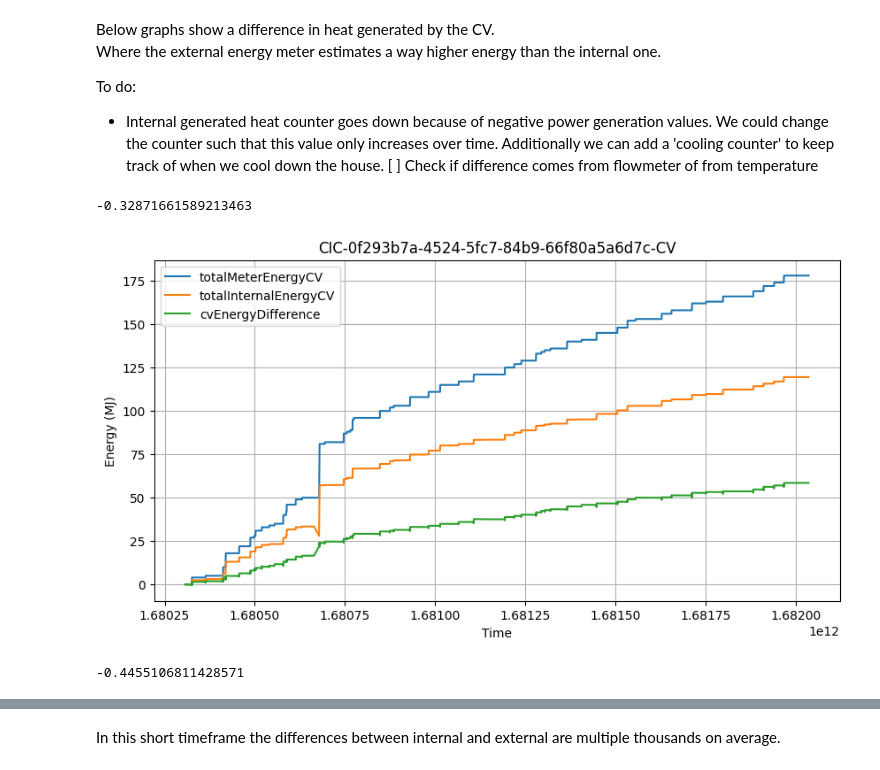
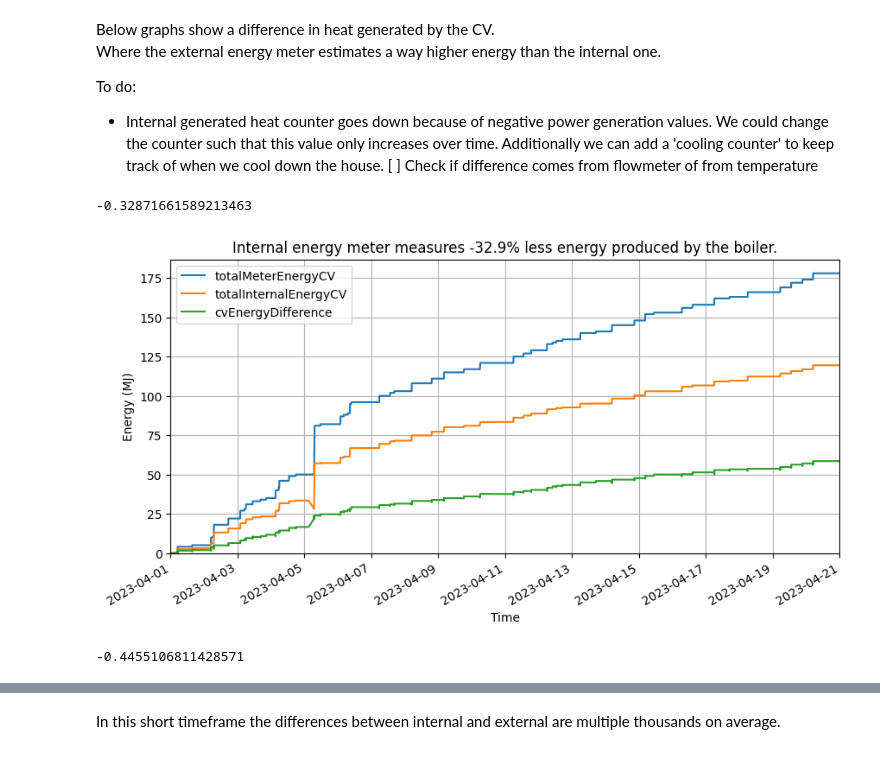
Before and after one commit to season0112/quatt_data_analysis, a Jupyter notebook: power-energy-calculations/live-data/02A_explorative-analysis-heat-gen.ipynb, the cells around one changed output, grey strips where cells are left out. Cells and saved outputs as stored; diff of their text form; code cells hidden in the pictures.

```diff
--- a/power-energy-calculations/live-data/02A_explorative-analysis-heat-gen.ipynb
+++ b/power-energy-calculations/live-data/02A_explorative-analysis-heat-gen.ipynb
@@ -117,6 +125,14 @@ Power External - Internal:  209.01491353083156 [W]
 # %% [markdown]
 The mean of the errors in % is 3.1% and 5.9%
 # %%
+# calculate energy based on integration over time
+
+
+heat_df['heatEnergyCalculatedInternal[kWh]'] = heat_df.groupby('system.quattId', sort='time.ts')['qc.hp1PowerOutput'].cumsum() #apply(lambda x: x['qc.hp1PowerOutput'].cumsum() / 1000 * 3.6)
+heat_df['heatEnergyCalculatedInternal[MJ]'] = heat_df['heatEnergyCalculatedInternal[kWh]'] / (1000000)
+heat_df['heatEnergyCalculatedExternal[kWh]'] = heat_df.groupby('system.quattId', sort='time.ts')['system.externalEnergyMeter1Power'].cumsum() #.apply(lambda x: x['system.externalEnergyMeter1Power'].cumsum() / 1000 * 3.6)
+heat_df['heatEnergyCalculatedExternal[MJ]'] = heat_df['heatEnergyCalculatedExternal[kWh]'] / (1000000)
+
 # plotting external and internal power
 heat_df['hpPowerError[W]'] = heat_df['system.externalEnergyMeter1Power'] - heat_df['qc.hp1PowerOutput']
 heat_df['hpPowerError[%]'] = (heat_df['system.externalEnergyMeter1Power'] - heat_df['qc.hp1PowerOutput']) / heat_df['system.externalEnergyMeter1Power'] * 100
@@ -149,4 +165,19 @@ for key, grp in heat_df.groupby('system.quattId'):
     plt.grid()
     plt.ylim([-100,100])
     plt.show()
+
+    # plotting energy
+    precentual_difference = (grp['heatEnergyCalculatedExternal[MJ]'].iloc[-1]-grp['heatEnergyCalculatedInternal[MJ]'].iloc[-1])/(grp['heatEnergyCalculatedInternal[MJ]'].iloc[-1]) * 100
+    grp[['timestamp','heatEnergyCalculatedExternal[MJ]','heatEnergyCalculatedInternal[MJ]']].plot(x='timestamp', figsize=(8,4),
+                                                                    title=f'External energy meter measured {precentual_difference:.1f}% more eneregy without defrosting mode.')
+    plt.ylabel('Energy [MJ]')
+    plt.xlabel('Time')
+    plt.xticks()
+    plt.xlim([datetime(2023, 4, 1), datetime(2023, 4, 21)])
+    plt.ylim([0,1.05*max(grp['heatEnergyCalculatedExternal[MJ]'])])
+    # add data labels to the last data point of each graph
+    plt.text(grp['timestamp'].iloc[-1], grp['heatEnergyCalculatedExternal[MJ]'].iloc[-1], f"{grp['heatEnergyCalculatedExternal[MJ]'].iloc[-1]:.1f}", fontsize=12)
+    plt.text(grp['timestamp'].iloc[-1], grp['heatEnergyCalculatedInternal[MJ]'].iloc[-1]-50, f"{grp['heatEnergyCalculatedInternal[MJ]'].iloc[-1]:.1f}", fontsize=12)
+    plt.grid()
+    plt.show()
 # %% [output]
@@ -192,7 +225,7 @@ for key, grp in heat_df.groupby('system.quattId'):
 
     # plot absolute temperature error
     grp[(grp['qc.supervisoryControlMode']==2) &
-        (grp['system.externalEnergyMeter1PowerDiff'].abs()>1)][['time.ts','hpTemperatureDifferenceError[K]']].plot(x='time.ts',
+        (grp['system.externalEnergyMeter1PowerDiff'].abs()>1)][['timestamp','hpTemperatureDifferenceError[K]']].plot(x='timestamp',
                                                                                                                    figsize=(10,5),
                                                                                                                    title=f'{key}-HeatPump',
                                                                                                                    style='o',markersize=1)
@@ -203,7 +236,7 @@ for key, grp in heat_df.groupby('system.quattId'):
 
     # plot absolute flowrate error
     grp[(grp['qc.supervisoryControlMode']==2) &
-        (grp['system.externalEnergyMeter1PowerDiff'].abs()>1)][['time.ts','flowRateErrorHP[l/hr]']].plot(x='time.ts',
+        (grp['system.externalEnergyMeter1PowerDiff'].abs()>1)][['timestamp','flowRateErrorHP[l/hr]']].plot(x='timestamp',
                                                                                                          figsize=(10,5),
                                                                                                          title=f'{key}-HeatPump',
                                                                                                          style='o',markersize=1)
@@ -214,7 +247,7 @@ for key, grp in heat_df.groupby('system.quattId'):
 
     # plot relative errors
     grp[(grp['qc.supervisoryControlMode']==2) &
-        (grp['system.externalEnergyMeter1PowerDiff'].abs()>1)][['time.ts','flowRateErrorHP[%]', 'hpTemperatureDifferenceError[%]']].plot(x='time.ts',
+        (grp['system.externalEnergyMeter1PowerDiff'].abs()>1)][['timestamp', 'hpTemperatureDifferenceError[%]', 'flowRateErrorHP[%]']].plot(x='timestamp',
                                                                                                                                          figsize=(10,5),
                                                                                                                                          title=f'{key}-HeatPump',
                                                                                                                                          style='o',markersize=1)
@@ -267,20 +300,23 @@ To do:
 # %%
 heat_df.sort_values(['system.quattId', 'time.ts'], inplace=True)
 # plot energy for cv
 heat_df['totalMeterEnergyCV'] = heat_df.groupby('system.quattId', sort='time.ts', group_keys=False)['system.externalEnergyMeter2Energy'].apply(lambda x: x - x.iloc[0])
 heat_df['totalInternalEnergyCV'] = heat_df.groupby('system.quattId', sort='time.ts', group_keys=False)['qc.cvEnergyCounter'].apply(lambda x: (x - x.iloc[0])/1000 * 3.6)
 
 heat_df['cvEnergyDifference'] =  heat_df['totalMeterEnergyCV'] - heat_df['totalInternalEnergyCV']
 
 for key, grp in heat_df.groupby('system.quattId'):
+    percentual_difference = (grp['totalInternalEnergyCV'].iloc[-1]-grp['totalMeterEnergyCV'].iloc[-1])*100/(grp['totalMeterEnergyCV'].iloc[-1])
     print((grp['totalInternalEnergyCV'].iloc[-1]-grp['totalMeterEnergyCV'].iloc[-1])/(grp['totalMeterEnergyCV'].iloc[-1]))
-    grp[['time.ts','totalMeterEnergyCV','totalInternalEnergyCV','cvEnergyDifference']].plot(x='time.ts', figsize=(10,5),
-                                                                    title=f'{key}-CV')
+    grp[['timestamp','totalMeterEnergyCV','totalInternalEnergyCV','cvEnergyDifference']].plot(x='timestamp', figsize=(10,5))
     plt.ylabel('Energy (MJ)')
     plt.xlabel('Time')
+    plt.xlim([datetime(2023, 4, 1), datetime(2023, 4, 21)])
+    plt.ylim([0,1.05*max(grp['totalMeterEnergyCV'])])
+    plt.title(f'Internal energy meter measures {percentual_difference:.1f}% less energy produced by the boiler.')
     plt.grid()
     plt.show()
 # %% [output]
 -0.32871661589213463
-[figure, old version]
+[figure, new version]
 -0.4455106811428571
```
Also changed, not shown: parts of 8 cells of this notebook, 4 other files.
